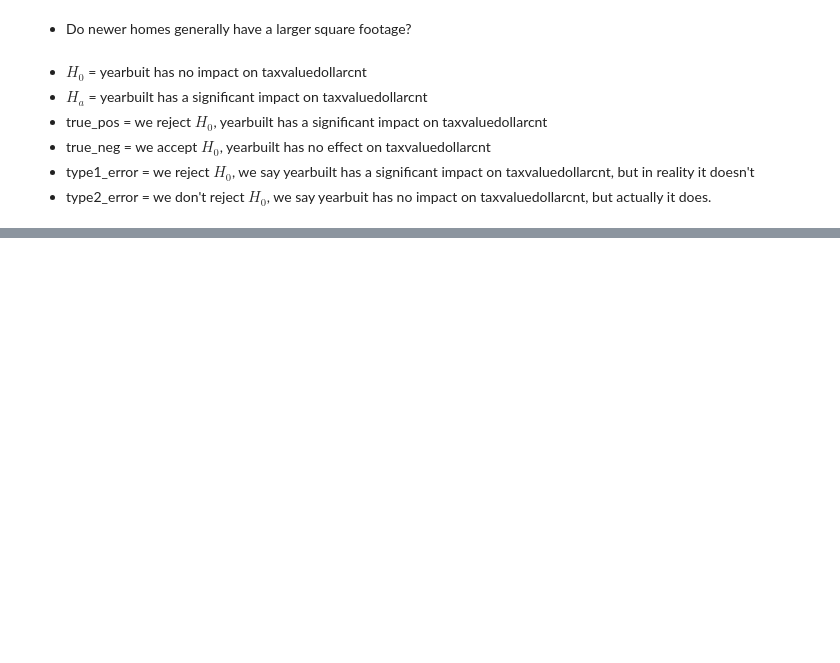
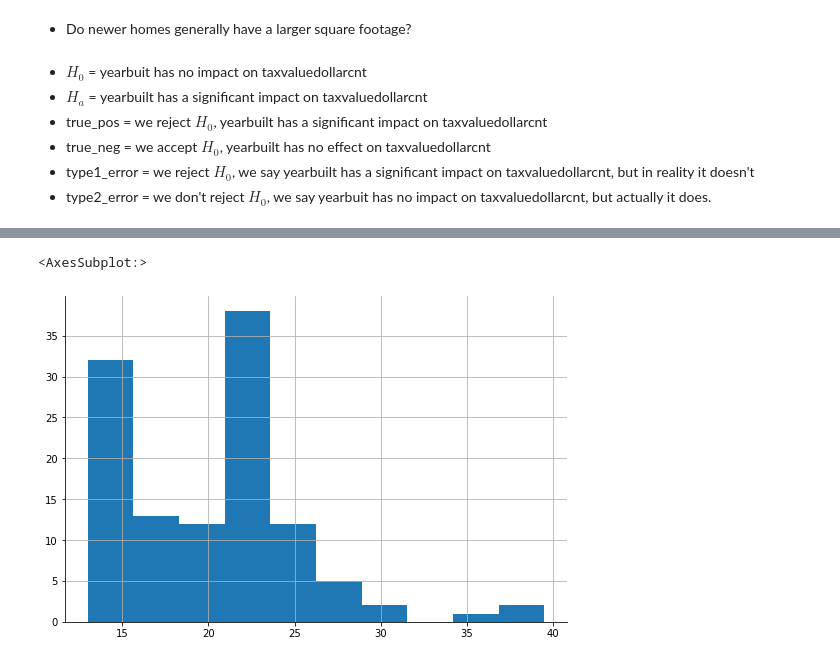
Before and after one commit to DesireeMcElroy/statistics-exercises, a Jupyter notebook: hypothesis_testing.ipynb, the cells around one changed output, grey strips where cells are left out. Cells and saved outputs as stored; diff of their text form; code cells hidden in the pictures; blank space fills up the shorter version.

```diff
--- a/hypothesis_testing.ipynb
+++ b/hypothesis_testing.ipynb
@@ -51,0 +101,3 @@ Using the Zillow database:
+# %%
+mpg = data("mpg")
+mpg.sample(5)
@@ -51,0 +111,4 @@ Using the Zillow database:
+# %%
+# Is there a difference in fuel-efficiency in cars from 2008 vs 1999?
+mpg['average_mileage'] = (mpg.hwy + mpg.cty) / 2
+mpg.sample(5)
@@ -51,0 +122,9 @@ Using the Zillow database:
+# %%
+# set up my variables
+fuel99 = mpg[mpg.year==1999].average_mileage
+fuel08 = mpg[mpg.year==2008].average_mileage
+# %%
+fuel99.hist()
+# %% [output]
+<AxesSubplot:>
+[figure, added]
```
Also changed, not shown: parts of 37 cells of this notebook, 1 other file.
